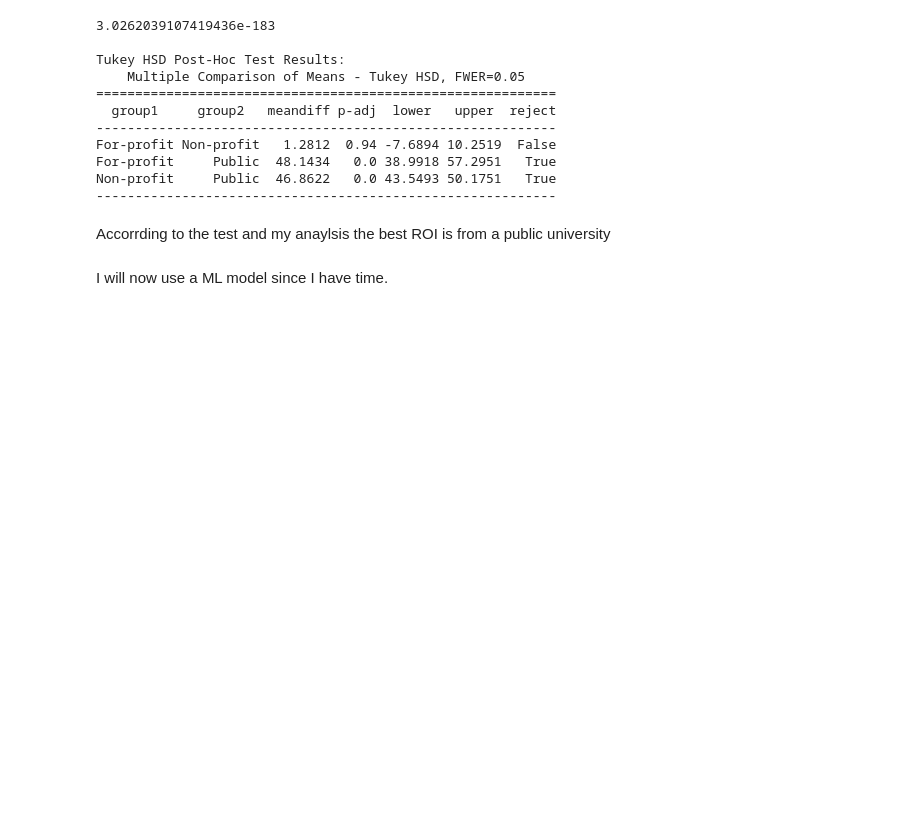
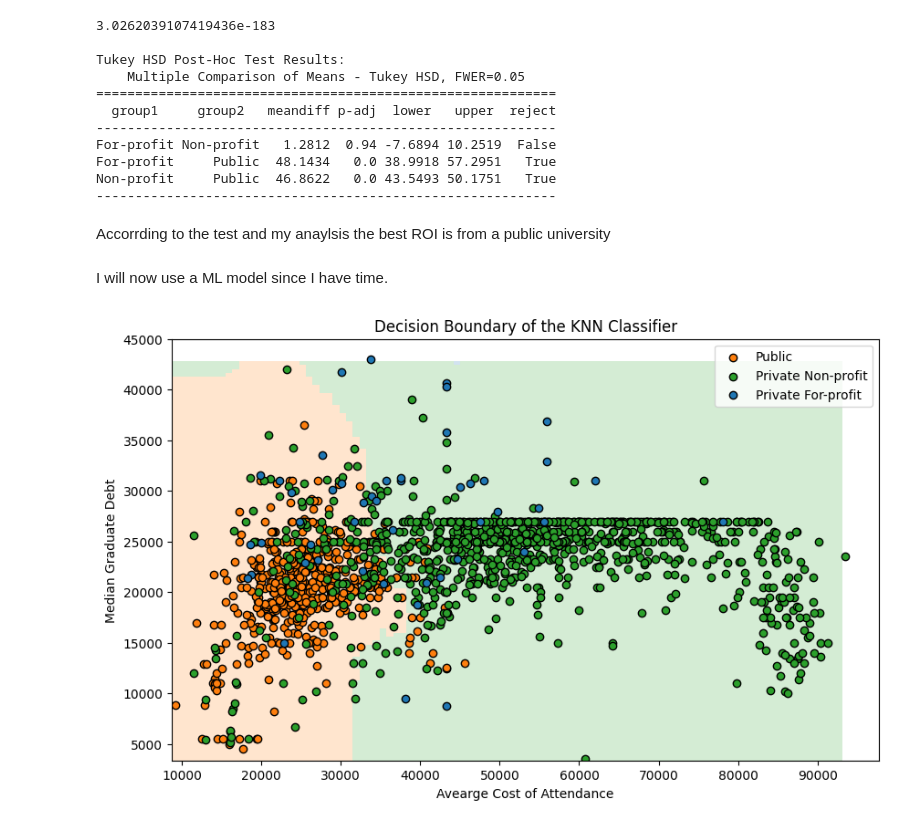
Before and after one commit to mjwillis717-coder/dsrp, a Jupyter notebook: DSRP_Education.ipynb, the cells around one changed output. Drawn from its saved outputs; the diff is of its cells as text; code cells hidden in the pictures; blank space fills up the shorter version.

```diff
--- a/DSRP_Education.ipynb
+++ b/DSRP_Education.ipynb
@@ -577,3 +581,71 @@ Non-profit     Public  46.8622   0.0 43.5493 50.1751   True
 Accorrding to the test and my anaylsis the best ROI is from a public university
 # %% [markdown]
 I will now use  a ML model since I have time.
+# %%
+features = college_df[['Avearge Cost of Attendance', 'Median Graduate Debt', 'Median Earnings 10 Years Post-Graduation']]
+labels = college_df['Institutional Control']
+X_train, X_test, y_train, y_test = train_test_split(features, labels, test_size=0.2, random_state=42)
+model = KNeighborsClassifier(n_neighbors=5)
+model.fit(X_train,y_train)
+pred=model.predict(X_test)
+# %%
+import numpy as np
+import matplotlib.pyplot as plt
+from matplotlib.colors import ListedColormap
+
+fig, ax = plt.subplots(figsize=(10,6))
+
+# map each class to a number
+label_map = { 1: "Public", 2: "Private Non-profit", 3: "Private For-profit"}
+
+# make a matching colormap
+cmap = ListedColormap(["tab:orange", "tab:green", "tab:blue"])
+
+# create a grid of x/y values
+xx, yy = np.meshgrid(
+    np.arange(college_df['Avearge Cost of Attendance'].min(), college_df['Avearge Cost of Attendance'].max(), (college_df['Avearge Cost of Attendance'].max() - college_df['Avearge Cost of Attendance'].min()) / 100),
+    np.arange(college_df['Median Graduate Debt'].min(), college_df['Median Graduate Debt'].max(), (college_df['Median Graduate Debt'].max() - college_df['Median Graduate Debt'].min()) / 100)
+)
+
+# Get the mean of the third feature to hold it constant
+mean_median_earnings = college_df['Median Earnings 10 Years Post-Graduation'].mean()
+zz_const = np.full(xx.shape, mean_median_earnings)
+
+# Combine the meshgrid points with the constant third feature for prediction
+Z_input = np.c_[xx.ravel(), yy.ravel(), zz_const.ravel()]
+
+# predict the class for each point in the grid
+z = model.predict(Z_input)
+
+# Convert predicted class labels (1, 2, 3) to 0-indexed (0, 1, 2) for ListedColormap
+z = z - 1
+
+# reshape the predictions for pcolormesh
+z = z.reshape(xx.shape)
+
+# plot the decision boundary background
+ax.pcolormesh(xx, yy, z, cmap=cmap, alpha=0.2, shading="auto")
+
+# plot the actual data points using the same color mapping
+jitter_strength = 0.2  # jitter points that are overlapping
+
+for label, data in college_df.groupby('Institutional Control'):
+    y_jittered = data['Median Graduate Debt'] + np.random.normal(
+        0, jitter_strength, size=len(data)
+    )
+
+    ax.scatter(
+        data["Avearge Cost of Attendance"],
+        y_jittered,
+        color=cmap(label - 1), # Use 0-indexed label for cmap
+        label=label_map[label], # Use string label for legend
+        edgecolor="black"
+    )
+
+ax.set_title("Decision Boundary of the KNN Classifier")
+ax.set_xlabel("Avearge Cost of Attendance")
+ax.set_ylabel("Median Graduate Debt")
+ax.legend()
+plt.show()
+# %% [output]
+[figure, added]
```
Also changed, not shown: parts of 3 cells of this notebook.
